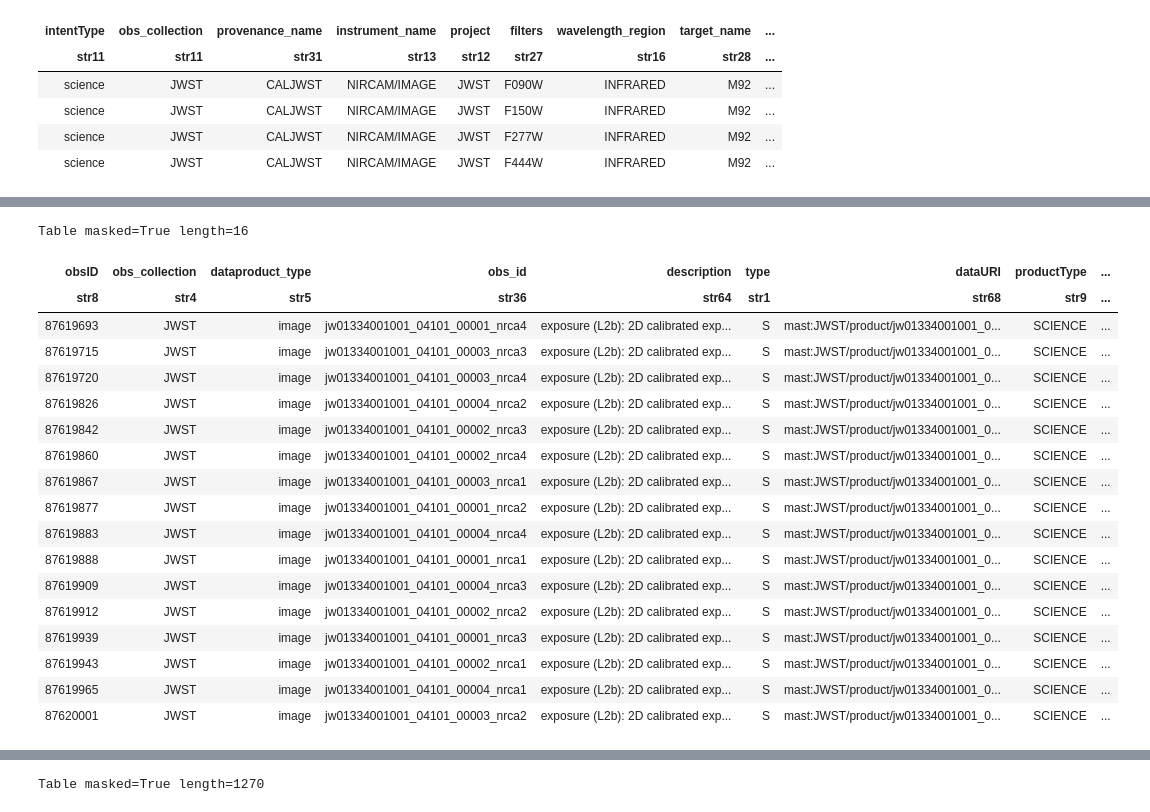
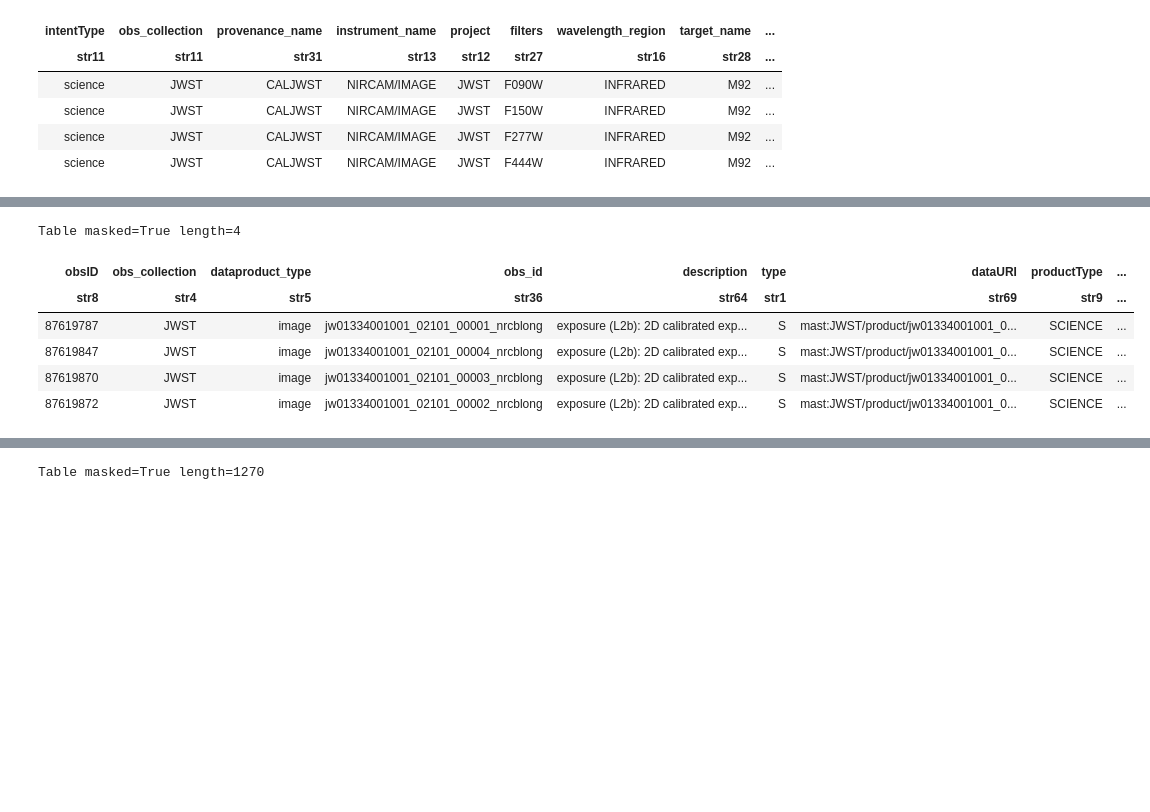
Before and after one commit to aswinsuresh24/jwst123, a Jupyter notebook: hst_download.ipynb, the cells around one changed output, grey strips where cells are left out. Drawn from its saved outputs; the diff is of its cells as text; code cells hidden in the pictures; blank space fills up the shorter version.

Commit message:
align nrcblong image to gaia

```diff
--- a/hst_download.ipynb
+++ b/hst_download.ipynb
@@ -453,7 +455,7 @@ Table length=4
 | science | JWST | CALJWST | NIRCAM/IMAGE | JWST | F277W | INFRARED | M92 | ... |
 | science | JWST | CALJWST | NIRCAM/IMAGE | JWST | F444W | INFRARED | M92 | ... |
 # %%
-productList_0 = Observations.get_product_list(obsTable_webb[1])
+productList_0 = Observations.get_product_list(obsTable_webb[2])
 # %%
 productList = productList_0
 stage = 2
@@ -496,26 +490,14 @@ Table masked=True length=32
 # %%
-mask = ['nrca' in x for x in productList['obs_id']]
+mask = ['nrcblong' in x for x in productList['obs_id']]
 productList[mask]
 # %% [output]
-Table masked=True length=16
+Table masked=True length=4
 | obsID | obs_collection | dataproduct_type | obs_id | description | type | dataURI | productType | ... |
-| str8 | str4 | str5 | str36 | str64 | str1 | str68 | str9 | ... |
-| 87619693 | JWST | image | jw01334001001_04101_00001_nrca4 | exposure (L2b): 2D calibrated exp... | S | mast:JWST/product/jw01334001001_0... | SCIENCE | ... |
-| 87619715 | JWST | image | jw01334001001_04101_00003_nrca3 | exposure (L2b): 2D calibrated exp... | S | mast:JWST/product/jw01334001001_0... | SCIENCE | ... |
-| 87619720 | JWST | image | jw01334001001_04101_00003_nrca4 | exposure (L2b): 2D calibrated exp... | S | mast:JWST/product/jw01334001001_0... | SCIENCE | ... |
-| 87619826 | JWST | image | jw01334001001_04101_00004_nrca2 | exposure (L2b): 2D calibrated exp... | S | mast:JWST/product/jw01334001001_0... | SCIENCE | ... |
-| 87619842 | JWST | image | jw01334001001_04101_00002_nrca3 | exposure (L2b): 2D calibrated exp... | S | mast:JWST/product/jw01334001001_0... | SCIENCE | ... |
-| 87619860 | JWST | image | jw01334001001_04101_00002_nrca4 | exposure (L2b): 2D calibrated exp... | S | mast:JWST/product/jw01334001001_0... | SCIENCE | ... |
-| 87619867 | JWST | image | jw01334001001_04101_00003_nrca1 | exposure (L2b): 2D calibrated exp... | S | mast:JWST/product/jw01334001001_0... | SCIENCE | ... |
-| 87619877 | JWST | image | jw01334001001_04101_00001_nrca2 | exposure (L2b): 2D calibrated exp... | S | mast:JWST/product/jw01334001001_0... | SCIENCE | ... |
-| 87619883 | JWST | image | jw01334001001_04101_00004_nrca4 | exposure (L2b): 2D calibrated exp... | S | mast:JWST/product/jw01334001001_0... | SCIENCE | ... |
-| 87619888 | JWST | image | jw01334001001_04101_00001_nrca1 | exposure (L2b): 2D calibrated exp... | S | mast:JWST/product/jw01334001001_0... | SCIENCE | ... |
-| 87619909 | JWST | image | jw01334001001_04101_00004_nrca3 | exposure (L2b): 2D calibrated exp... | S | mast:JWST/product/jw01334001001_0... | SCIENCE | ... |
-| 87619912 | JWST | image | jw01334001001_04101_00002_nrca2 | exposure (L2b): 2D calibrated exp... | S | mast:JWST/product/jw01334001001_0... | SCIENCE | ... |
-| 87619939 | JWST | image | jw01334001001_04101_00001_nrca3 | exposure (L2b): 2D calibrated exp... | S | mast:JWST/product/jw01334001001_0... | SCIENCE | ... |
-| 87619943 | JWST | image | jw01334001001_04101_00002_nrca1 | exposure (L2b): 2D calibrated exp... | S | mast:JWST/product/jw01334001001_0... | SCIENCE | ... |
-| 87619965 | JWST | image | jw01334001001_04101_00004_nrca1 | exposure (L2b): 2D calibrated exp... | S | mast:JWST/product/jw01334001001_0... | SCIENCE | ... |
-| 87620001 | JWST | image | jw01334001001_04101_00003_nrca2 | exposure (L2b): 2D calibrated exp... | S | mast:JWST/product/jw01334001001_0... | SCIENCE | ... |
+| str8 | str4 | str5 | str36 | str64 | str1 | str69 | str9 | ... |
+| 87619787 | JWST | image | jw01334001001_02101_00001_nrcblong | exposure (L2b): 2D calibrated exp... | S | mast:JWST/product/jw01334001001_0... | SCIENCE | ... |
+| 87619847 | JWST | image | jw01334001001_02101_00004_nrcblong | exposure (L2b): 2D calibrated exp... | S | mast:JWST/product/jw01334001001_0... | SCIENCE | ... |
+| 87619870 | JWST | image | jw01334001001_02101_00003_nrcblong | exposure (L2b): 2D calibrated exp... | S | mast:JWST/product/jw01334001001_0... | SCIENCE | ... |
+| 87619872 | JWST | image | jw01334001001_02101_00002_nrcblong | exposure (L2b): 2D calibrated exp... | S | mast:JWST/product/jw01334001001_0... | SCIENCE | ... |
 # %%
 Observations.download_products(productList[mask], extension='fits')
 # %% [output]
```
Also changed, not shown: parts of 3 cells of this notebook.
